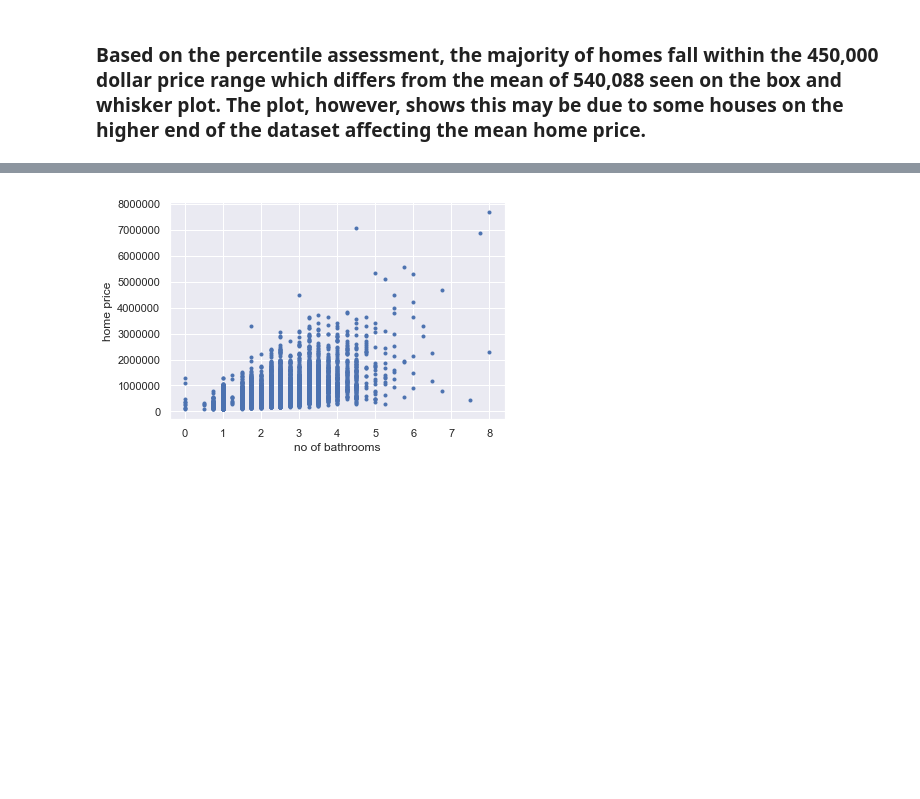
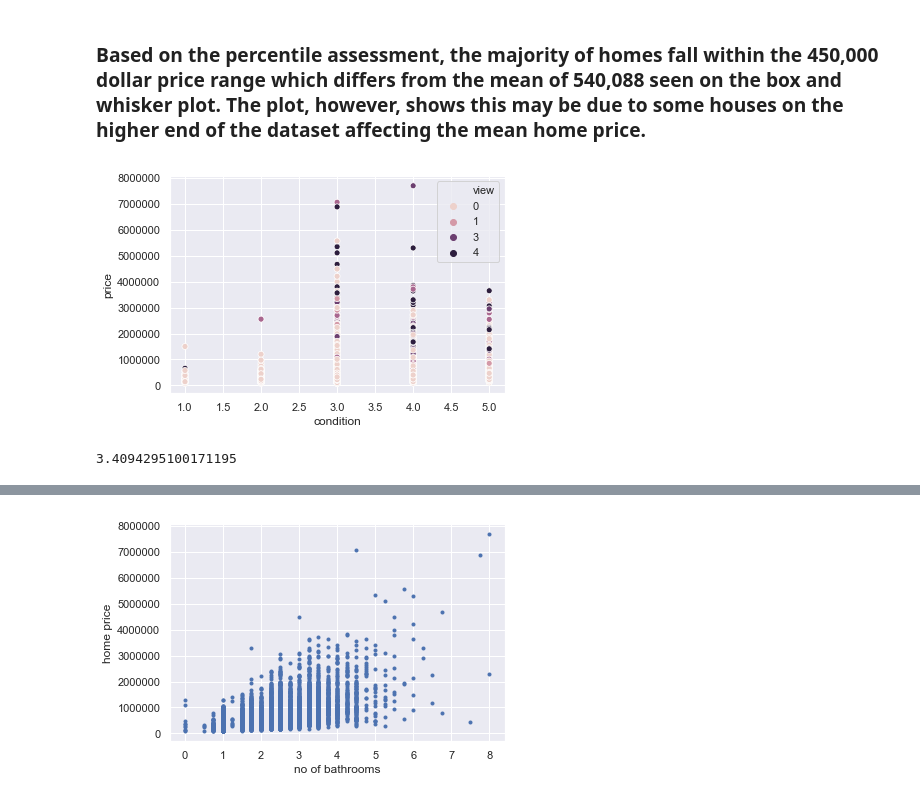
Before and after one commit to rose620/Capstone_1, a Jupyter notebook: house_sales_prediction.ipynb, the cells around one changed output, grey strips where cells are left out. Cells and saved outputs as stored; diff of their text form; code cells hidden in the pictures; blank space fills up the shorter version.

```diff
--- a/house_sales_prediction.ipynb
+++ b/house_sales_prediction.ipynb
@@ -245,3 +292,13 @@ plt.boxplot(df['price'],1, showmeans = True, sym = 'b+')
 [figure]
 # %% [markdown]
 ### Based on the percentile assessment, the majority of homes fall within the 450,000 dollar price range which differs from the mean of 540,088 seen on the box and whisker plot.  The plot, however, shows this may be due to some houses on the higher end of the dataset affecting the mean home price.
+# %%
+#take a look at relationship between condition of home and how many views it gets from prospective buyers
+sns.scatterplot(x = 'condition', y = 'price', data = df, hue = 'view')
+plt.show()
+# %% [output]
+[figure, added]
+# %%
+print(np.mean(df['condition']))
+# %% [output]
+3.4094295100171195
```
Also changed, not shown: parts of 71 cells of this notebook.
